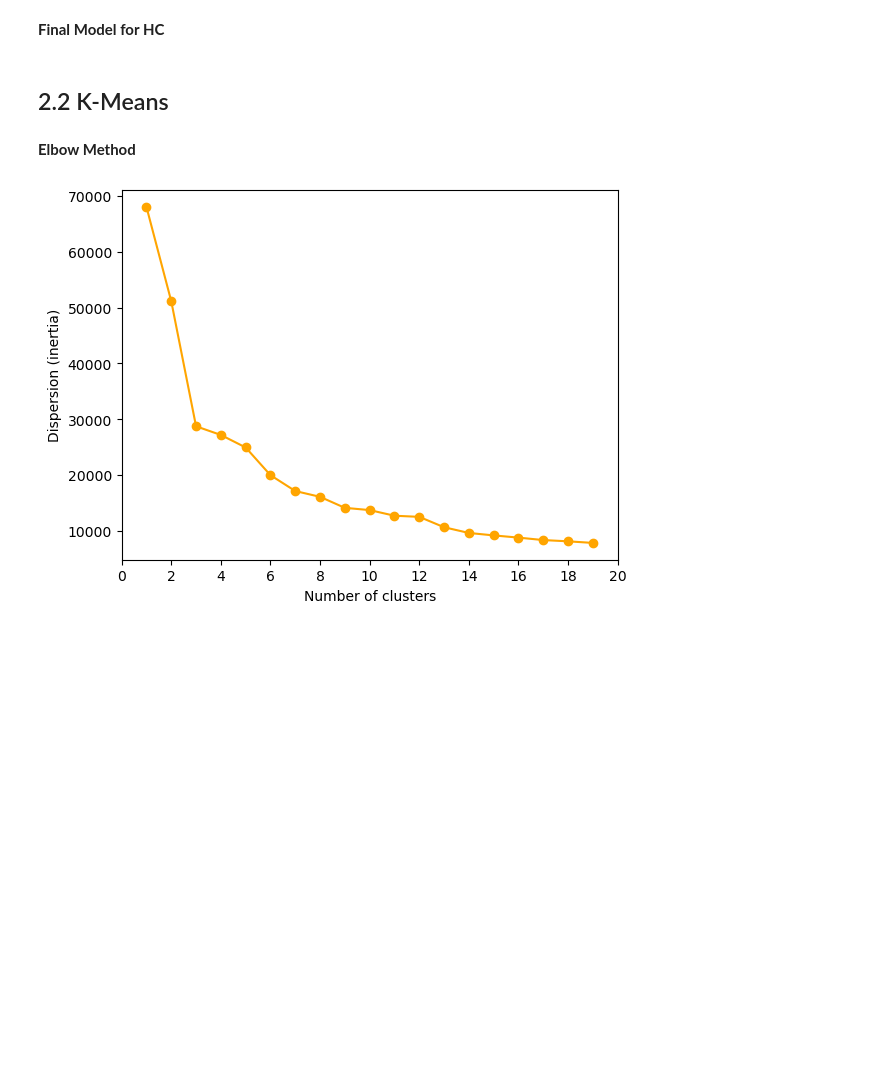
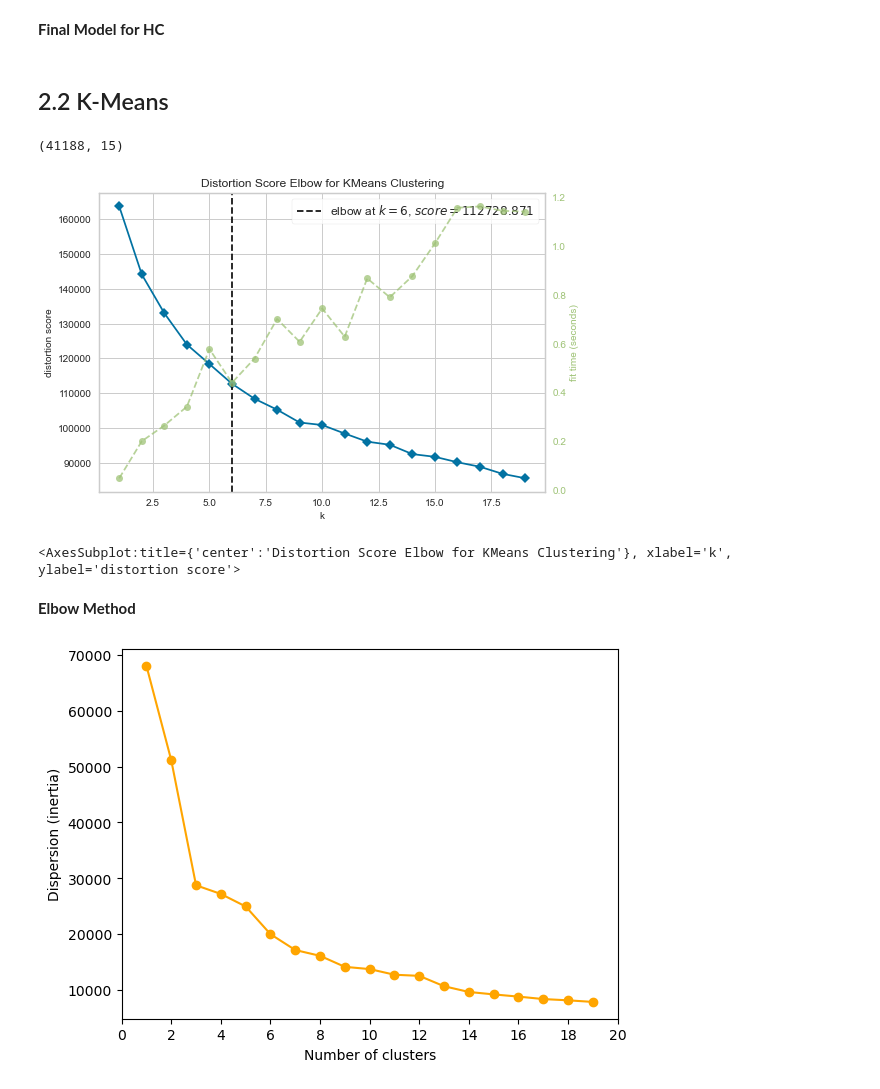
Before and after one commit to MGN19/Hotel-Customer-Segmentation, a Jupyter notebook: Clustering.ipynb, the cells around one changed output. Drawn from its saved outputs; the diff is of its cells as text; code cells hidden in the pictures; blank space fills up the shorter version.

```diff
--- a/Clustering.ipynb
+++ b/Clustering.ipynb
@@ -105,6 +202,23 @@ hc_labels = hclust.fit_predict(scaled_data)
 f.cluster_profiling(df, hc_labels, "Hierarchical")
 # %% [markdown]
 ## 2.2 K-Means
+# %%
+# Apply the dimension reduction to the dataset (for 15 components)
+pca_reduced = PCA(n_components = 15)
+pca_reduced.fit(X)
+X_pca_reduced = pca_reduced.transform(X)
+print(X_pca_reduced.shape)
+# %% [output]
+(41188, 15)
+# %%
+# Apply the Elbow method to select K
+km = KMeans()
+visualizer = KElbowVisualizer(km, k=(1,20), random_state=123)
+visualizer.fit(X_pca_reduced)
+visualizer.show()
+# %% [output]
+[figure, added]
+<AxesSubplot:title={'center':'Distortion Score Elbow for KMeans Clustering'}, xlabel='k', ylabel='distortion score'>
 # %%
 dispersion = []
 for k in range(1, 20):
```
Also changed, not shown: parts of 25 cells of this notebook.
